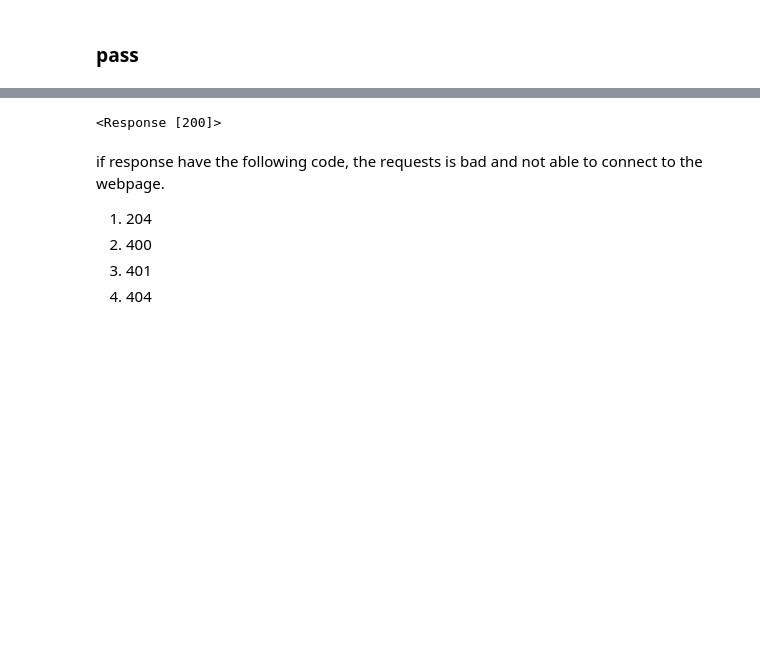
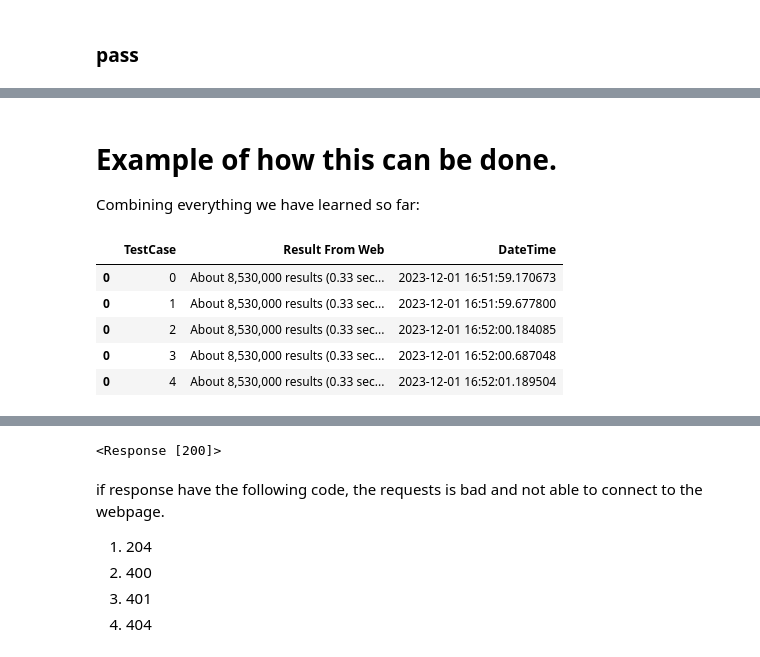
Before and after one commit to cjyi31/Selenium-Projects, a Jupyter notebook: 00 Selenium & Python Basics Training Codes.ipynb, the cells around one changed output, grey strips where cells are left out. Drawn from its saved outputs; the diff is of its cells as text; code cells hidden in the pictures; blank space fills up the shorter version.

```diff
--- a/00 Selenium & Python Basics Training Codes.ipynb
+++ b/00 Selenium & Python Basics Training Codes.ipynb
@@ -47,7 +47,7 @@ from selenium.common.exceptions import NoSuchElementException
 ## go to website
 # %%
 #Webdriver location:
-webdriver_loc = r"C:\Users\cjyi3\OneDrive\Documents\Python Projects\202311_Webscrapping"
+webdriver_loc = r"C:\Users\Grace.Choo\OneDrive - Zurich APAC\Documents - MY Analytics\Admin\Training\Python Selenium Training"
 
 browser = webdriver.Edge(webdriver_loc + "\msedgedriver.exe")
 
@@ -89,0 +92,3 @@ SearchButton.click()
+# %%
+ResultStats = browser.find_element(By.XPATH,'//*[@id="result-stats"]')
+ResultStats.text
@@ -89,0 +97,4 @@ SearchButton.click()
+# %%
+#You may assign a variable to the text
+Result = ResultStats.text
+print(Result)
@@ -107,0 +173,16 @@ browser.quit()
+# %%
+#You can assign the items you've extracted and create dataframe table
+#For example:
+
+#let TestCaseNum = 1.
+TestCaseNum = 1
+
+#Import module and getting current date and time
+import datetime as dt
+CurrDateTime = dt.datetime.now()
+
+import pandas as pd
+df = pd.DataFrame({'TestCase': TestCaseNum,
+        'Result From Web': Result,
+        'DateTime': CurrDateTime}, index=[0])
+df
@@ -203,0 +359,30 @@ for i in range(10):
+# %% [markdown]
+# Example of how this can be done.
+Combining everything we have learned so far:
+# %%
+import datetime as dt
+import pandas as pd
+import time
+
+ResultList = []
+
+for i in range(5):
+    TestCaseNum = i
+    CurrDateTime = dt.datetime.now()
+
+    df = pd.DataFrame({'TestCase': TestCaseNum,
+                       'Result From Web': Result,
+                       'DateTime': CurrDateTime}, index=[0])
+
+    time.sleep(0.5)
+    ResultList.append(df)
+
+df2 = pd.concat(ResultList)
+df2
+# %% [output]
+|  | TestCase | Result From Web | DateTime |
+| 0 | 0 | About 8,530,000 results (0.33 sec... | 2023-12-01 16:51:59.170673 |
+| 0 | 1 | About 8,530,000 results (0.33 sec... | 2023-12-01 16:51:59.677800 |
+| 0 | 2 | About 8,530,000 results (0.33 sec... | 2023-12-01 16:52:00.184085 |
+| 0 | 3 | About 8,530,000 results (0.33 sec... | 2023-12-01 16:52:00.687048 |
+| 0 | 4 | About 8,530,000 results (0.33 sec... | 2023-12-01 16:52:01.189504 |
```
Also changed, not shown: parts of 47 cells of this notebook.
